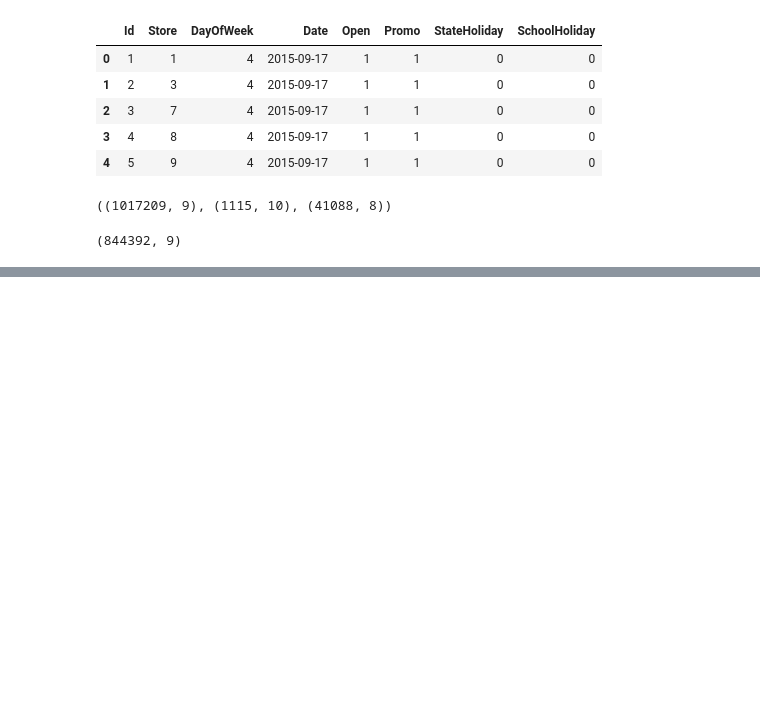
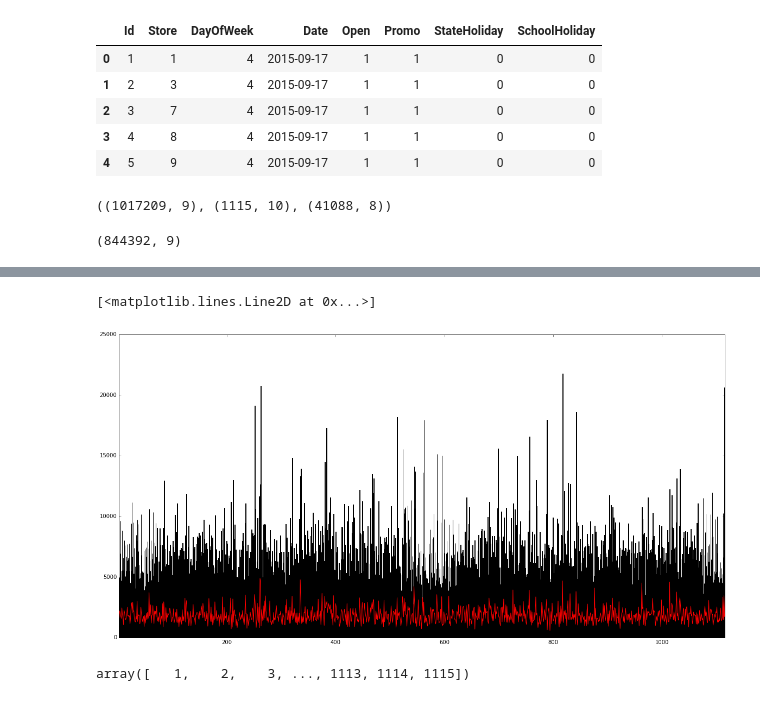
Before and after one commit to jhowliu/Rossmann, a Jupyter notebook: visualization.ipynb, the cells around one changed output, grey strips where cells are left out. Drawn from its saved outputs; the diff is of its cells as text; code cells hidden in the pictures; blank space fills up the shorter version.

Commit message:
+ add some training models

```diff
--- a/visualization.ipynb
+++ b/visualization.ipynb
@@ -60,3 +63,8 @@ store.describe()
 | unique | 1115 | 4 | 3 | 654 | 12 | 23 | ... |
 | top | 823 | a | a | 250 | 9 | 2013 | ... |
 | freq | 1 | 602 | 593 | 12 | 125 | 83 | ... |
+# %%
+training = train[['Store', 'DayOfWeek', 'Sales']].reset_index(drop=True)
+training['Sales'] = training['Sales'].astype(int)
+training['Store'] = training['Store'].astype(int)
+print training.shape
@@ -62,0 +73,3 @@ store.describe()
+# %%
+grouped = training.groupby('Store')
+training.describe()
@@ -62,0 +86,12 @@ store.describe()
+# %%
+fig = plt.figure(figsize=(20, 10))
+plt.xlim(1, 1115)
+plt.bar(xrange(1, 1116), grouped.mean()['Sales'], color='r')
+plt.plot(xrange(1, 1116), grouped.std()['Sales'], color='r')
+# %% [output]
+[<matplotlib.lines.Line2D at 0x...>]
+[figure, added]
+# %%
+np.unique(training['Store'])
+# %% [output]
+array([   1,    2,    3, ..., 1113, 1114, 1115])
```
Also changed, not shown: parts of 4 cells of this notebook, 1 other file.
